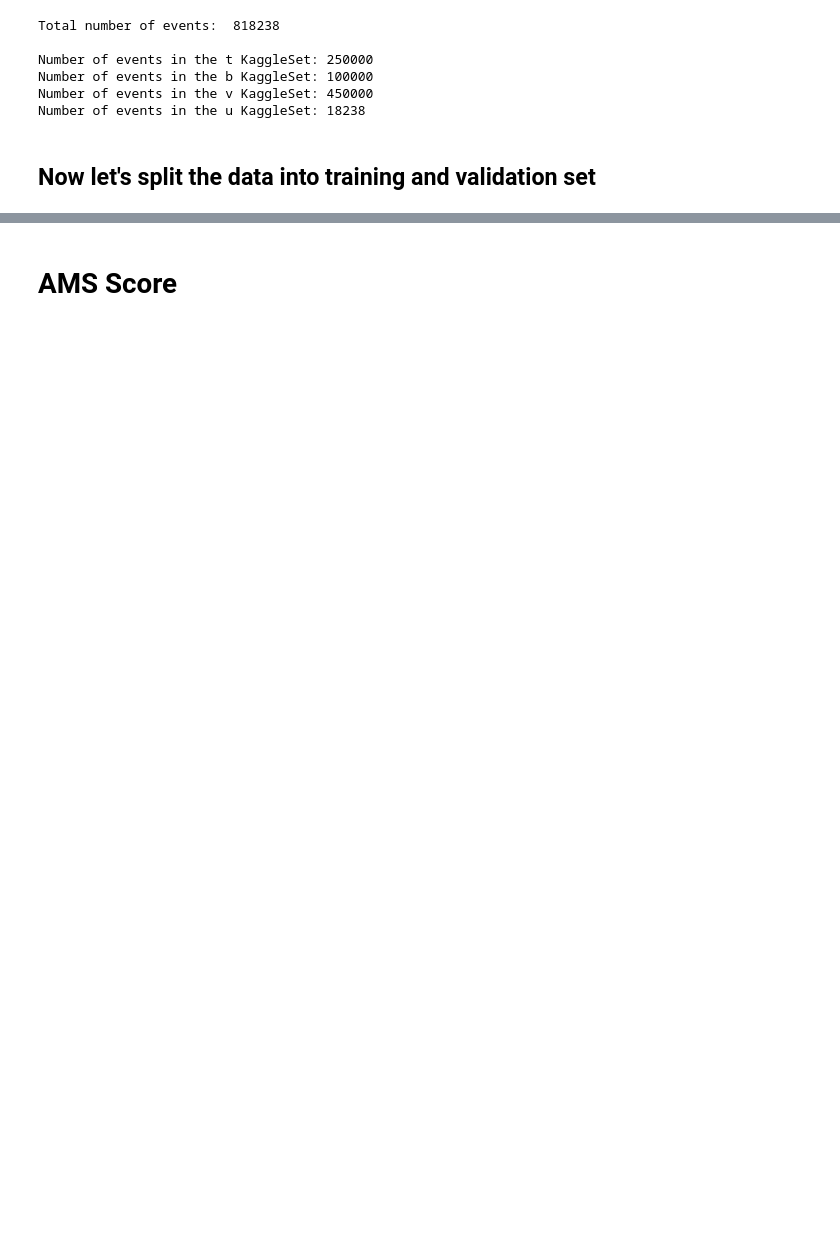
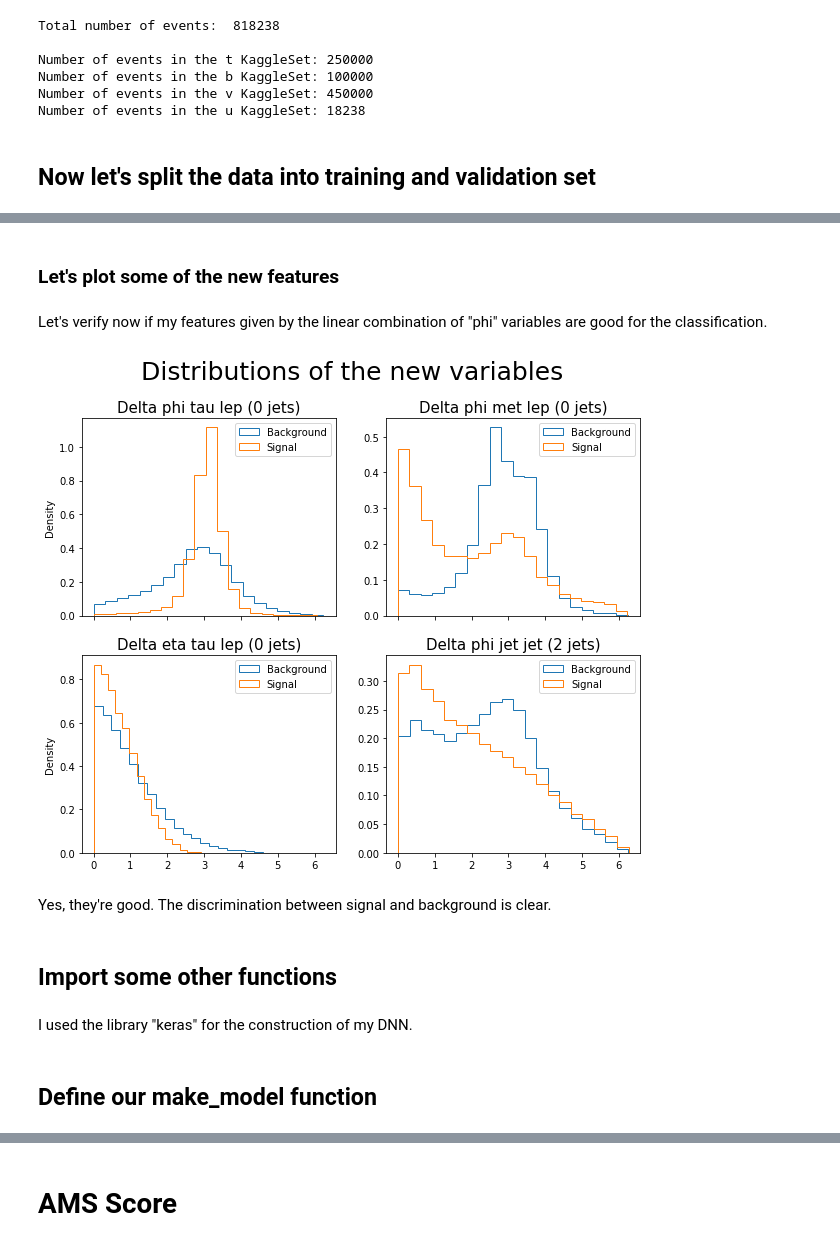
Before and after one commit to JustWhit3/higgs-decay-classification, a Jupyter notebook: Program.ipynb, the cells around one changed output, grey strips where cells are left out. Drawn from its saved outputs; the diff is of its cells as text; code cells hidden in the pictures; blank space fills up the shorter version.

```diff
--- a/Program.ipynb
+++ b/Program.ipynb
@@ -225,0 +175,48 @@ plt.show()
+# %% [markdown]
+### Let's plot some of the new features
+# %% [markdown]
+Let's verify now if my features given by the linear combination of "phi" variables are good for the classification.
+# %%
+a1 = X_0jets['Delta_phi_tau_lep']
+a2 = X_0jets['Delta_phi_met_lep']
+a3 = X_0jets['Delta_eta_tau_lep']
+a4 = X_2jets['Delta_phi_jet_jet']
+
+fig, ax = plt.subplots(2,2, figsize=(10,8), sharex=True)
+
+ax[0,0].hist(a1[y_train_0jets[:,0]==1], density=True, histtype='step', bins=20, label='Background')
+ax[0,0].hist(a1[y_train_0jets[:,0]==0], density=True, histtype='step', bins=20, label='Signal')
+ax[0,0].set_title('Delta phi tau lep (0 jets)', fontsize=15)
+ax[0,0].set_ylabel('Density')
+
+ax[0,1].hist(a2[y_train_0jets[:,0]==1], density=True, histtype='step', bins=20, label='Background')
+ax[0,1].hist(a2[y_train_0jets[:,0]==0], density=True, histtype='step', bins=20, label='Signal')
+ax[0,1].set_title('Delta phi met lep (0 jets)', fontsize=15)
+
+ax[1,0].hist(a3[y_train_0jets[:,0]==1], density=True, histtype='step', bins=20, label='Background')
+ax[1,0].hist(a3[y_train_0jets[:,0]==0], density=True, histtype='step', bins=20, label='Signal')
+ax[1,0].set_title('Delta eta tau lep (0 jets)', fontsize=15)
+ax[1,0].set_ylabel('Density')
+
+ax[1,1].hist(a4[y_train_2jets[:,0]==1], density=True, histtype='step', bins=20, label='Background')
+ax[1,1].hist(a4[y_train_2jets[:,0]==0], density=True, histtype='step', bins=20, label='Signal')
+ax[1,1].set_title('Delta phi jet jet (2 jets)', fontsize=15)
+
+plt.suptitle('Distributions of the new variables', fontsize=25)
+ax[0,0].legend()
+ax[0,1].legend()
+ax[1,0].legend()
+ax[1,1].legend()
+
+
+#plt.savefig('new_variables.png', dpi=300)
+
+del a1, a2, a3, a4
+# %% [output]
+[figure, added]
+# %% [markdown]
+Yes, they're good. The discrimination between signal and background is clear.
+# %% [markdown]
+## Import some other functions
+# %% [markdown]
+I used the library "keras" for the construction of my DNN.
@@ -225,0 +230,2 @@ plt.show()
+# %% [markdown]
+## Define our make_model function
```
Also changed, not shown: parts of 77 cells of this notebook.
